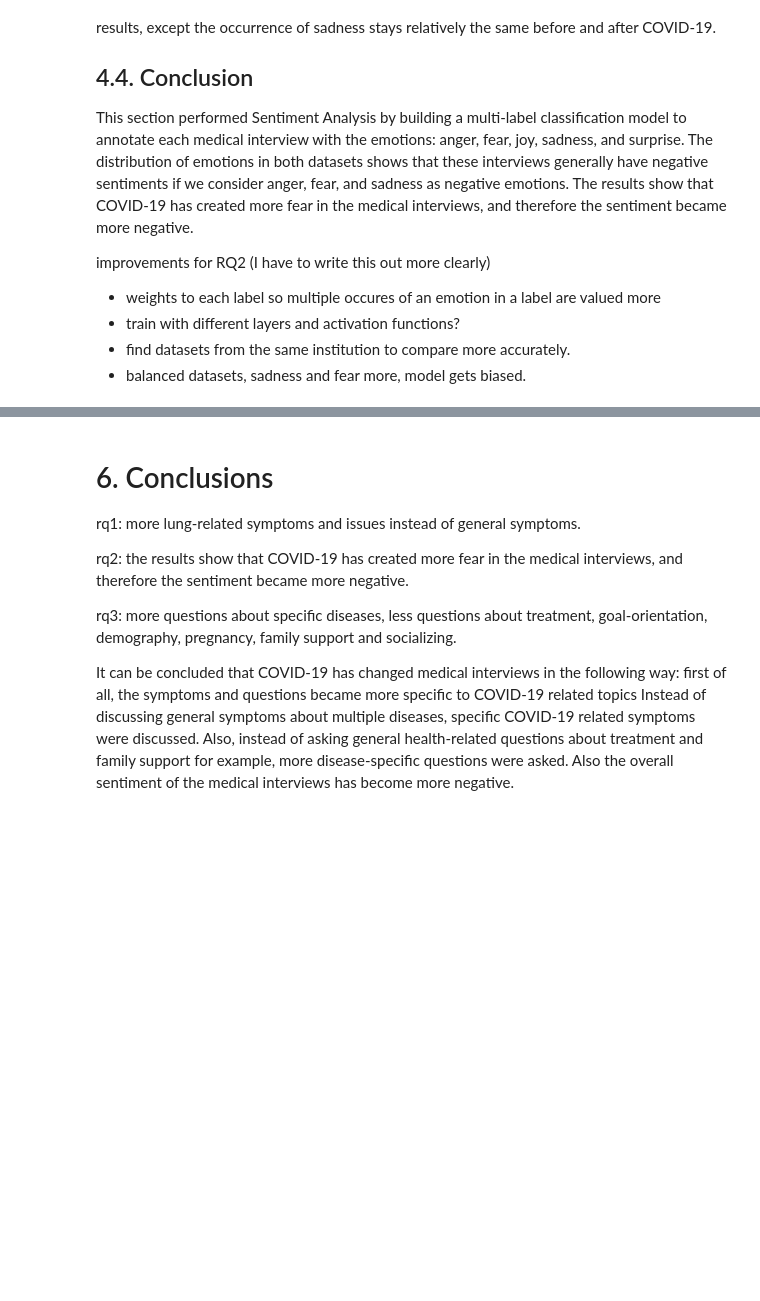
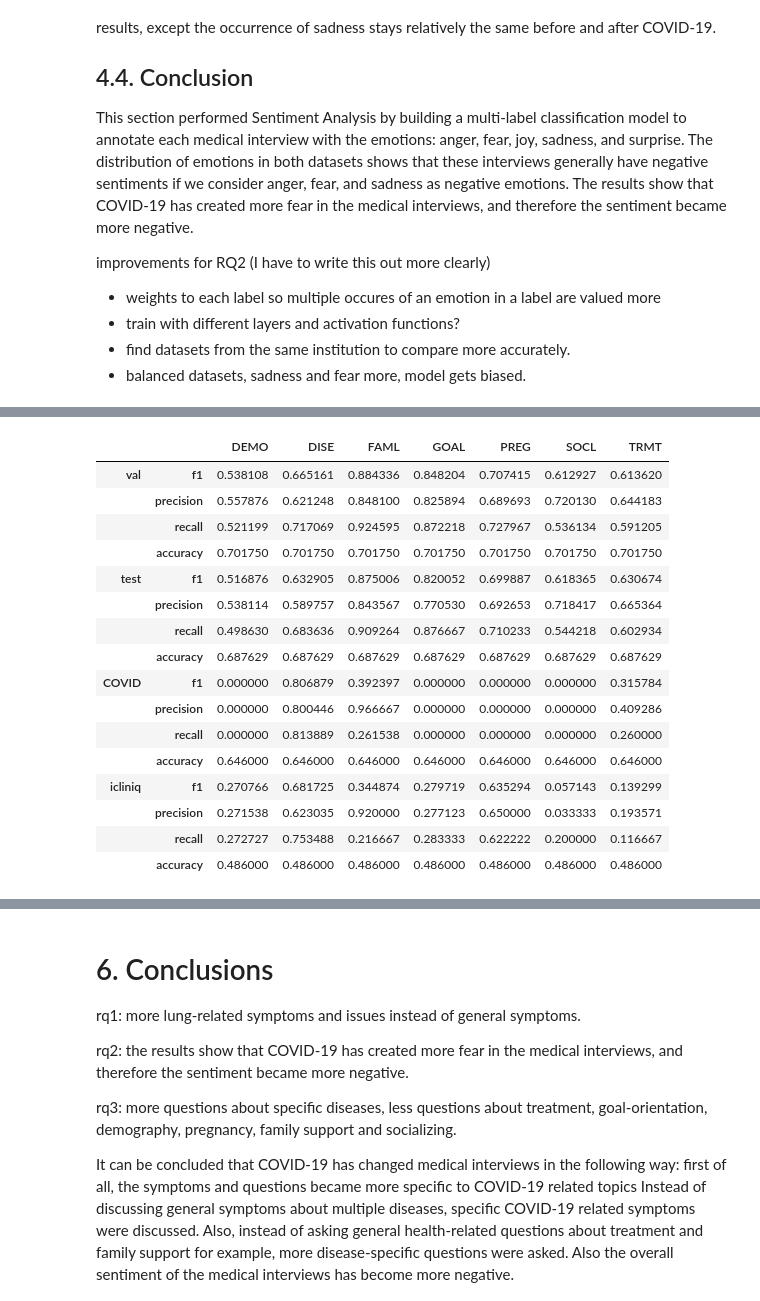
Before and after one commit to dilaratank/LSDP2021-Group2, a Jupyter notebook: LSPD-group2.ipynb, the cells around one changed output, grey strips where cells are left out. Cells and saved outputs as stored; diff of their text form; code cells hidden in the pictures; blank space fills up the shorter version.

```diff
--- a/LSPD-group2.ipynb
+++ b/LSPD-group2.ipynb
@@ -682,0 +913,20 @@ improvements for RQ2 (I have to write this out more clearly)
+# %%
+pd.read_csv('RQ3/data/question_results.csv', index_col=[0,1])
+# %% [output]
+|  |  | DEMO | DISE | FAML | GOAL | PREG | SOCL | TRMT |
+| val | f1 | 0.538108 | 0.665161 | 0.884336 | 0.848204 | 0.707415 | 0.612927 | 0.613620 |
+|  | precision | 0.557876 | 0.621248 | 0.848100 | 0.825894 | 0.689693 | 0.720130 | 0.644183 |
+|  | recall | 0.521199 | 0.717069 | 0.924595 | 0.872218 | 0.727967 | 0.536134 | 0.591205 |
+|  | accuracy | 0.701750 | 0.701750 | 0.701750 | 0.701750 | 0.701750 | 0.701750 | 0.701750 |
+| test | f1 | 0.516876 | 0.632905 | 0.875006 | 0.820052 | 0.699887 | 0.618365 | 0.630674 |
+|  | precision | 0.538114 | 0.589757 | 0.843567 | 0.770530 | 0.692653 | 0.718417 | 0.665364 |
+|  | recall | 0.498630 | 0.683636 | 0.909264 | 0.876667 | 0.710233 | 0.544218 | 0.602934 |
+|  | accuracy | 0.687629 | 0.687629 | 0.687629 | 0.687629 | 0.687629 | 0.687629 | 0.687629 |
+| COVID | f1 | 0.000000 | 0.806879 | 0.392397 | 0.000000 | 0.000000 | 0.000000 | 0.315784 |
+|  | precision | 0.000000 | 0.800446 | 0.966667 | 0.000000 | 0.000000 | 0.000000 | 0.409286 |
+|  | recall | 0.000000 | 0.813889 | 0.261538 | 0.000000 | 0.000000 | 0.000000 | 0.260000 |
+|  | accuracy | 0.646000 | 0.646000 | 0.646000 | 0.646000 | 0.646000 | 0.646000 | 0.646000 |
+| icliniq | f1 | 0.270766 | 0.681725 | 0.344874 | 0.279719 | 0.635294 | 0.057143 | 0.139299 |
+|  | precision | 0.271538 | 0.623035 | 0.920000 | 0.277123 | 0.650000 | 0.033333 | 0.193571 |
+|  | recall | 0.272727 | 0.753488 | 0.216667 | 0.283333 | 0.622222 | 0.200000 | 0.116667 |
+|  | accuracy | 0.486000 | 0.486000 | 0.486000 | 0.486000 | 0.486000 | 0.486000 | 0.486000 |
```
Also changed, not shown: parts of 34 cells of this notebook, 7 other files.
